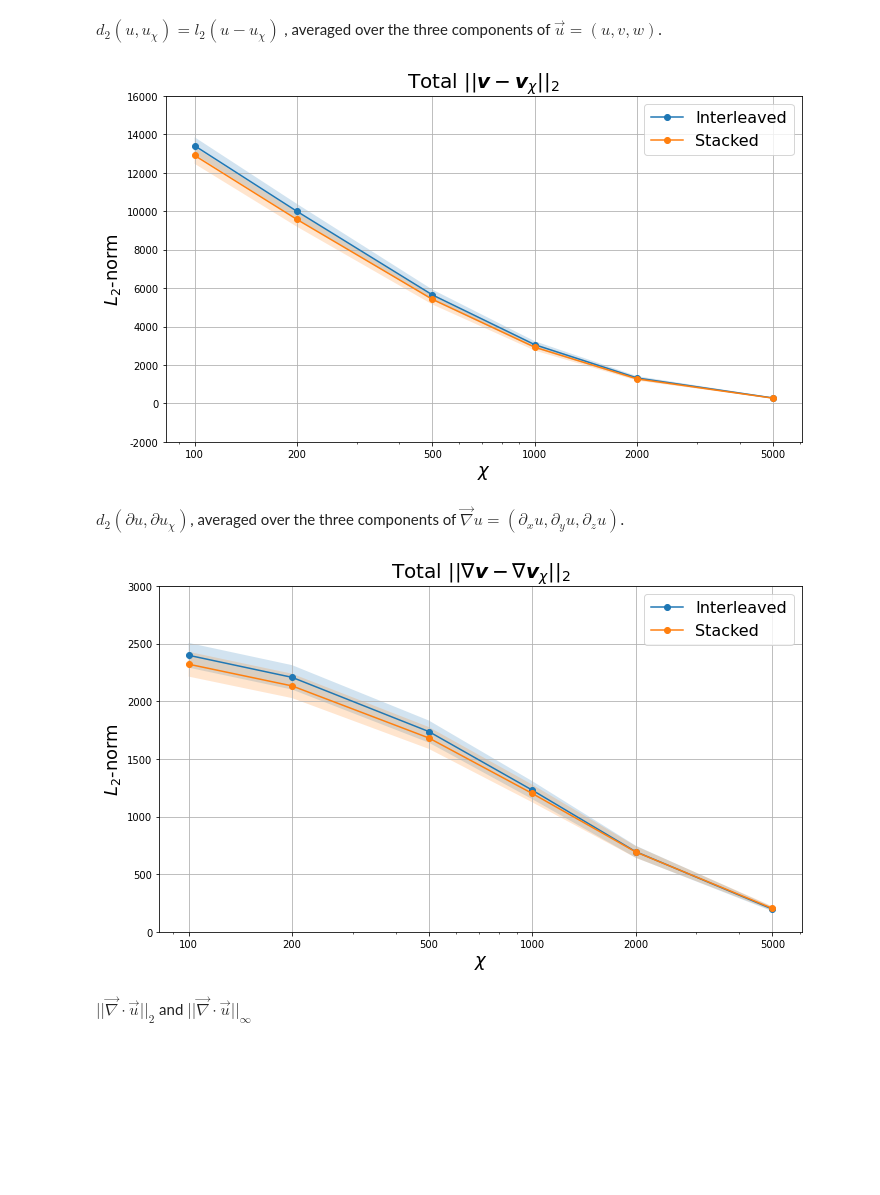
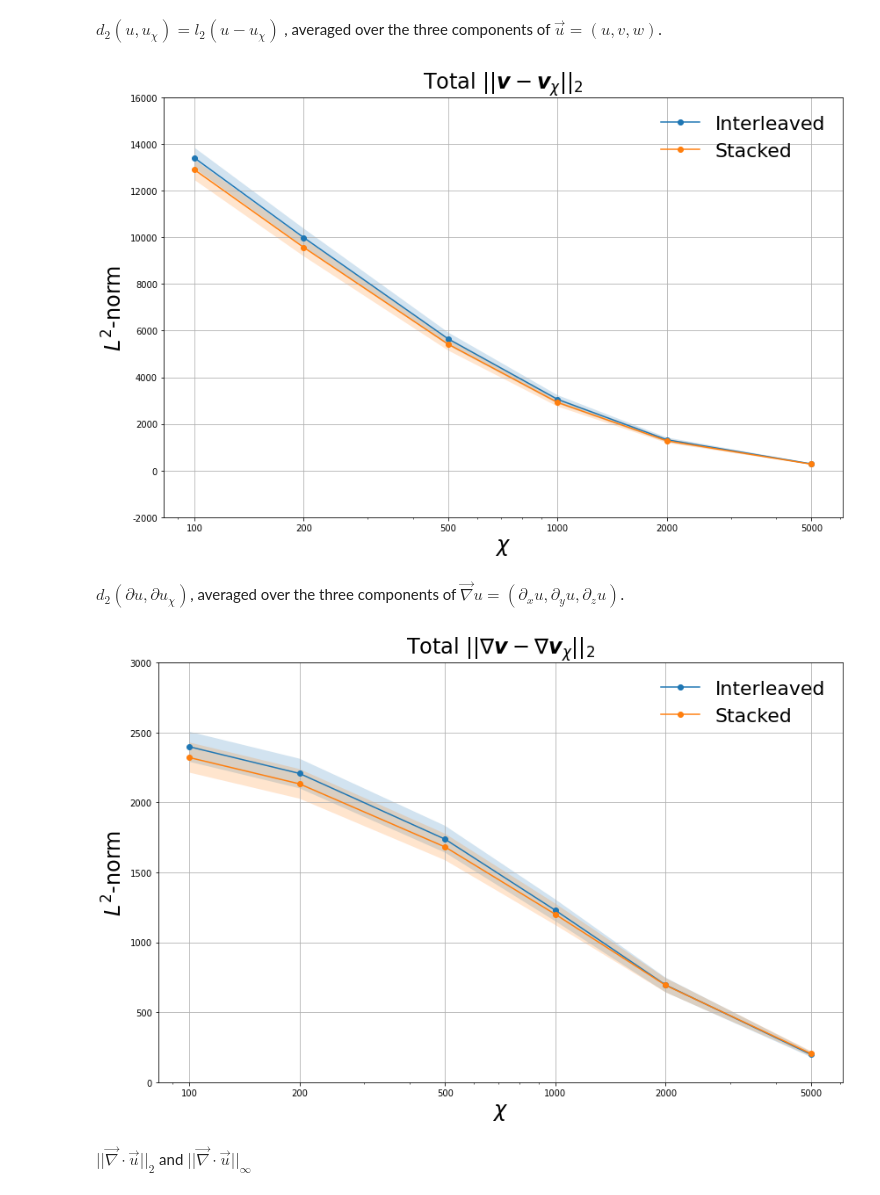
Before and after one commit to stefanopisoni/TN_Turbulence, a Jupyter notebook: Snapshots_compression/Snapshot_compression_plot.ipynb, the cells around one changed output. Drawn from its saved outputs; the diff is of its cells as text; code cells hidden in the pictures; blank space fills up the shorter version.

```diff
--- a/Snapshots_compression/Snapshot_compression_plot.ipynb
+++ b/Snapshots_compression/Snapshot_compression_plot.ipynb
@@ -455,39 +514,39 @@ for encoding in encodings:
         mean_dict[encoding].append(mean_value)
         var_dict[encoding].append(variance_value)
 
 # Plot the data with shaded variance area for each encoding
-plt.figure(figsize=(10, 6))
+plt.figure(figsize=(12, 8))
 
 for encoding in encodings:
     mean_values = mean_dict[encoding]
     var_values = var_dict[encoding]
     std_dev = np.sqrt(var_values)  # Standard deviation for error bars
 
     if encoding == 'sta':
         label = 'Stacked'
     elif encoding == 'seq':
         label = 'Interleaved'
 
     plt.plot(bd_max_values, mean_values, marker='o', linestyle='-', label=label)
     plt.fill_between(bd_max_values, np.array(mean_values) - std_dev, np.array(mean_values) + std_dev, alpha=0.2)
 
-plt.xlabel(r'$\chi$', fontsize=18)
-plt.ylabel(r'$L_2$-norm', fontsize=18)
-plt.title(r'Total $|| \boldsymbol{v} - \boldsymbol{v}_{\chi} ||_2$', fontsize=20)
+plt.xlabel(r'$\chi$', fontsize=24)
+plt.ylabel(r'$L^2$-norm', fontsize=24)
+plt.title(r'Total $|| \boldsymbol{v} - \boldsymbol{v}_{\chi} ||_2$', fontsize=24)
 plt.xscale('log')
-plt.legend(fontsize=16)
+plt.legend(fontsize=22, frameon=False)
 plt.xticks(bd_max_values, bd_max_values)
 plt.grid(True)
 
 # Set y-ticks to the integer part of the mean values
 yticks = [int(value) for value in plt.yticks()[0]]
 plt.yticks(yticks, yticks)
 
 plt.tight_layout()
 plt.savefig("Plots/Norm_difference_vel.pdf", format="pdf")
 plt.show()
 # %% [output]
-[figure, old version]
+[figure, new version]
 # %% [markdown]
 $d_{2}(\partial{u}, \partial{u}_{\chi})$, averaged over the three components of $\vec{\nabla} u=(\partial_{x}u, \partial_{y}u, \partial_{z}u)$.
 # %%
@@ -533,7 +592,7 @@ for encoding in encodings:
         var_dict[encoding].append(variance_value)
 
 # Plot the data with shaded variance area for each encoding
-plt.figure(figsize=(10, 6))
+plt.figure(figsize=(12, 8))
 
 for encoding in encodings:
     mean_values = mean_dict[encoding]
@@ -548,11 +607,11 @@ for encoding in encodings:
     plt.plot(bd_max_values, mean_values, marker='o', linestyle='-', label=label)
     plt.fill_between(bd_max_values, np.array(mean_values) - std_dev, np.array(mean_values) + std_dev, alpha=0.2)
 
-plt.xlabel(r'$\chi$', fontsize=18)
-plt.ylabel('$L_2$-norm', fontsize=18)
-plt.title(r'Total $|| \nabla \boldsymbol{v} - \nabla \boldsymbol{v}_{\chi} ||_2$', fontsize=20)
+plt.xlabel(r'$\chi$', fontsize=24)
+plt.ylabel('$L^2$-norm', fontsize=24)
+plt.title(r'Total $|| \nabla \boldsymbol{v} - \nabla \boldsymbol{v}_{\chi} ||_2$', fontsize=24)
 plt.xscale('log')
-plt.legend(fontsize=16)
+plt.legend(fontsize=22, frameon=False)
 plt.xticks(bd_max_values, bd_max_values)
 plt.grid(True)
 
@@ -564,7 +623,7 @@ plt.tight_layout()
 plt.savefig("Plots/Norm_difference_grad.pdf", format="pdf")
 plt.show()
 # %% [output]
-[figure, old version]
+[figure, new version]
 # %% [markdown]
 $||\vec{\nabla} \cdot \vec{u}||_{2}$ and $||\vec{\nabla} \cdot \vec{u}||_{\infty}$
 # %%
```
Also changed, not shown: parts of 6 cells of this notebook, 10 other files.
